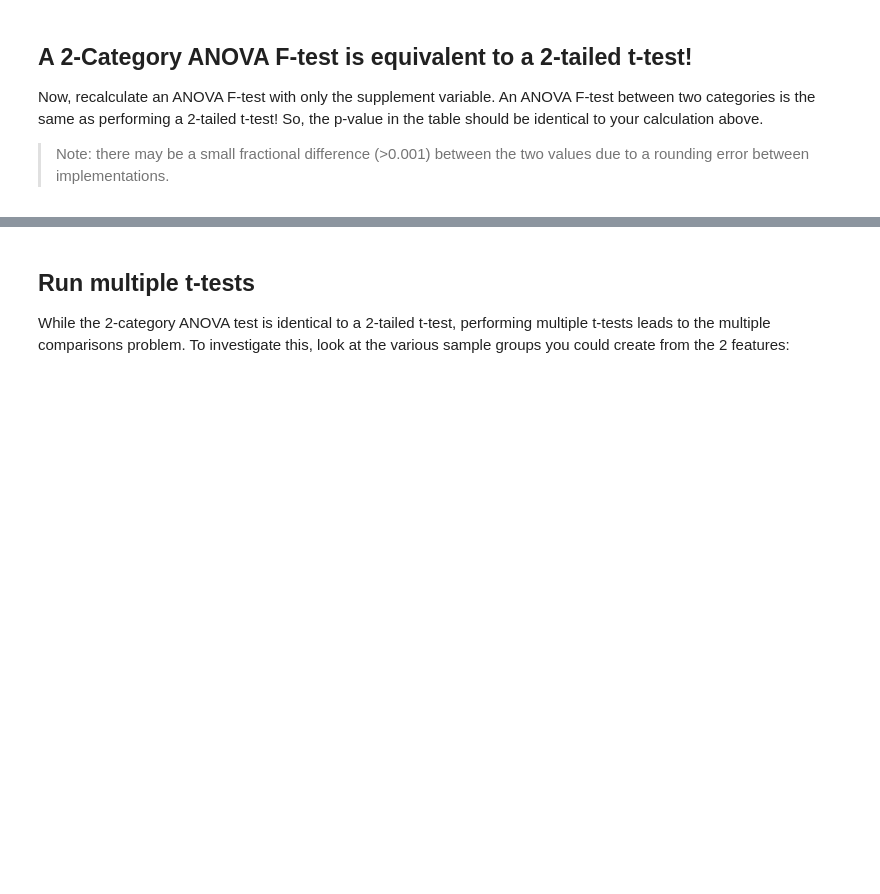
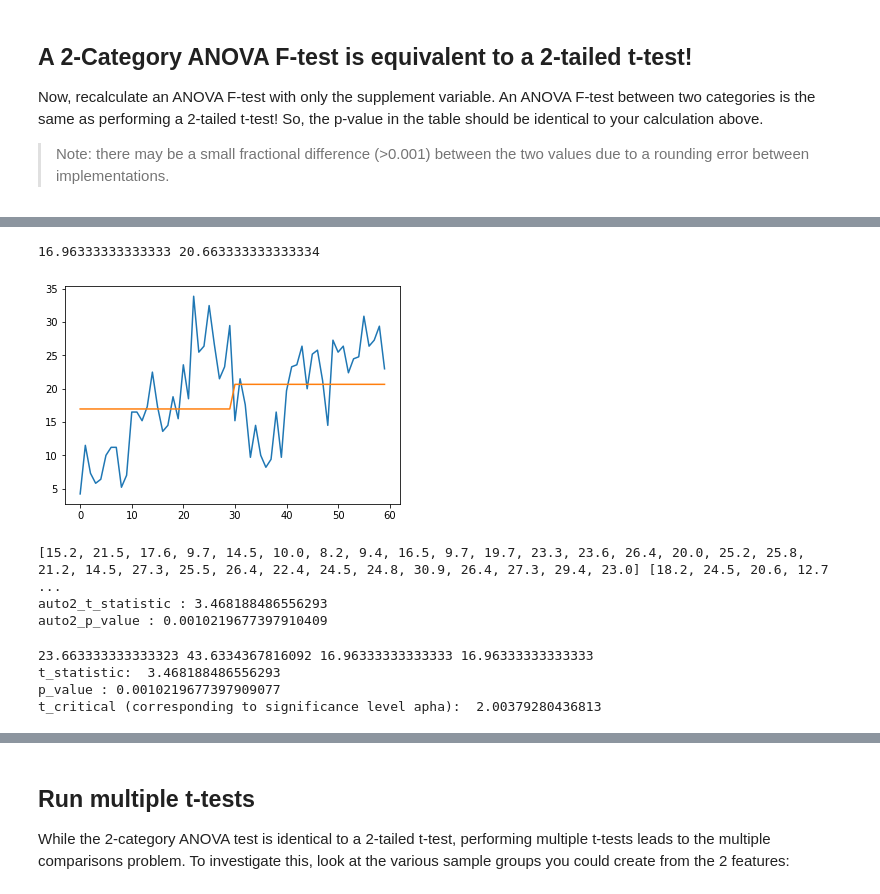
Before and after one commit to poariston/dsc-anova-lab-online-ds-pt-120919, a Jupyter notebook: index.ipynb, the cells around one changed output, grey strips where cells are left out. Drawn from its saved outputs; the diff is of its cells as text; code cells hidden in the pictures; blank space fills up the shorter version.

```diff
--- a/index.ipynb
+++ b/index.ipynb
@@ -305,0 +310,66 @@ Residual  3246.859333  58.0       NaN       NaN
+# %%
+# test of the formula found through OLS linear regression
+dft=df.copy()
+dft['temp'] = 'VC'
+dft
+dft['supp_bin'] = (dft['supp'] == dft['temp'])
+dft['formula'] = 20.663 -3.7 * dft['supp_bin']
+plt.plot(dft.index,dft['len'])
+plt.plot(dft.index,dft['formula'])
+print(mean_smpl_VC,mean_smpl_OJ)
+# %% [output]
+16.96333333333333 20.663333333333334
+[figure, added]
+# %%
+# ok, so, maybe the variation between the 'OJ' and 'VC' means for len(gth) is not big enough
+# to be statistically different even if VC/OJ is identified as a predictor of len(gth)
+# Let's add a constant value to the OJ sample and try again the t-test and the ANOVA test.
+
+# automatic test
+
+df2_OJ = df_OJ.copy()
+df2_OJ['len']=df2_OJ['len'] + 3
+sample2_OJ=list(df2_OJ['len'])
+
+print(sample_OJ, sample2_OJ)
+
+auto2_t_statistic, auto2_p_value = stats.ttest_ind(sample2_OJ,sample_VC,equal_var=False)
+# equal_var
+# If True (default), perform a standard independent 2 sample test that assumes equal population variances
+# If False, perform Welch’s t-test, which does not assume equal population variance
+
+print('auto2_t_statistic :',  auto2_t_statistic)
+print('auto2_p_value :', auto2_p_value )
+# %% [output]
+[15.2, 21.5, 17.6, 9.7, 14.5, 10.0, 8.2, 9.4, 16.5, 9.7, 19.7, 23.3, 23.6, 26.4, 20.0, 25.2, 25.8, 21.2, 14.5, 27.3, 25.5, 26.4, 22.4, 24.5, 24.8, 30.9, 26.4, 27.3, 29.4, 23.0] [18.2, 24.5, 20.6, 12.7 ...
+auto2_t_statistic : 3.468188486556293
+auto2_p_value : 0.0010219677397910409
+# %%
+# 'manual' test
+
+mean2_smpl_OJ=np.mean(sample2_OJ)
+var2_smpl_OJ=np.var(sample2_OJ,ddof=1)
+
+print(mean2_smpl_OJ,var2_smpl_OJ,mean_smpl_VC,mean_smpl_VC)
+
+
+# variances of the 2 samples are diffferent => Need to prerform a Welch's test
+
+denom = np.sqrt((var2_smpl_OJ/30) + (var_smpl_VC/30))
+t_statistic = np.abs(mean2_smpl_OJ-mean_smpl_VC) / denom
+print('t_statistic: ', t_statistic)
+
+dof_numer=((var2_smpl_OJ/30) + (var_smpl_VC/30))**2
+dof_denom = (var2_smpl_OJ**2)/((30**2)*29) + (var_smpl_VC**2)/((30**2)*29)
+dof=dof_numer/dof_denom
+p_value= 2*(1- stats.t.cdf(t_statistic , df=dof))  # multiplication by 2 because 2-tailed test
+print('p_value :',p_value)
+
+# alpha =5% means that the H0 rejection area is 2.5% on the high side + 2.5% on the low side
+t_critical =  stats.t.ppf(.975 , df=dof)
+print('t_critical (corresponding to significance level apha): ', t_critical)
+# %% [output]
+23.663333333333323 43.6334367816092 16.96333333333333 16.96333333333333
+t_statistic:  3.468188486556293
+p_value : 0.0010219677397909077
+t_critical (corresponding to significance level apha):  2.00379280436813
```
Also changed, not shown: parts of 13 cells of this notebook.
